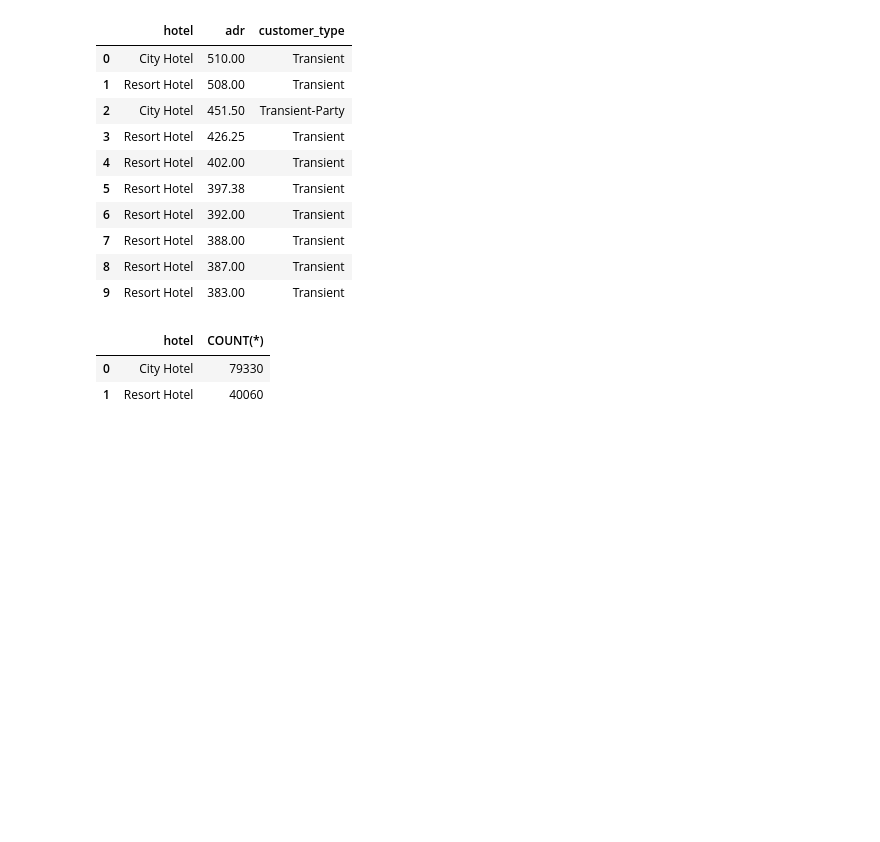
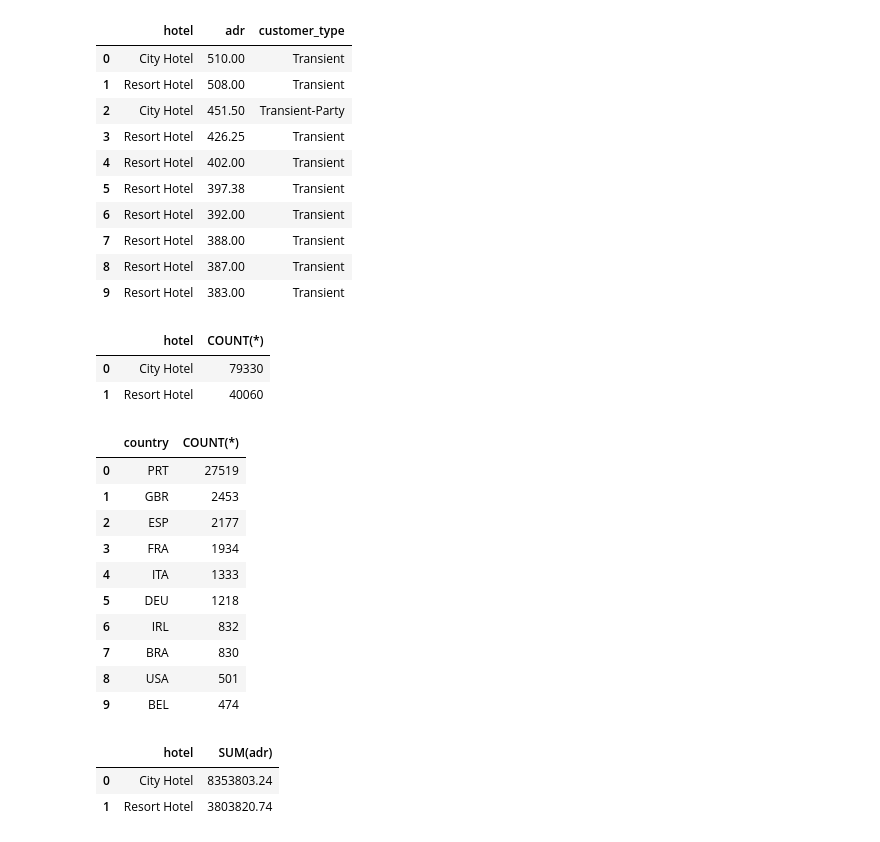
Before and after one commit to TanzeerCR7/stayiq-hotel-analytics, a Jupyter notebook: notebooks/exploration/01_first_look.ipynb, the cells around one changed output. Saved outputs shown, nothing was run; the diff lists cells and outputs as text; code cells hidden in the pictures; blank space fills up the shorter version.

Commit message:
Practice GROUP BY with WHERE, aggregates, and ORDER BY combined

```diff
--- a/notebooks/exploration/01_first_look.ipynb
+++ b/notebooks/exploration/01_first_look.ipynb
@@ -346,3 +346,40 @@ result
 |  | hotel | COUNT(*) |
 | 0 | City Hotel | 79330 |
 | 1 | Resort Hotel | 40060 |
+# %%
+query = """
+SELECT country, COUNT(*)
+FROM bookings
+WHERE is_canceled = 1
+GROUP BY country
+ORDER BY COUNT(*) DESC
+LIMIT 10;
+"""
+result = pd.read_sql_query(query, conn)
+result
+# %% [output]
+|  | country | COUNT(*) |
+| 0 | PRT | 27519 |
+| 1 | GBR | 2453 |
+| 2 | ESP | 2177 |
+| 3 | FRA | 1934 |
+| 4 | ITA | 1333 |
+| 5 | DEU | 1218 |
+| 6 | IRL | 832 |
+| 7 | BRA | 830 |
+| 8 | USA | 501 |
+| 9 | BEL | 474 |
+# %%
+query = """
+SELECT hotel, SUM(adr)
+FROM bookings
+WHERE adr > 0
+GROUP BY hotel
+ORDER BY SUM(adr) DESC;
+"""
+result = pd.read_sql_query(query, conn)
+result
+# %% [output]
+|  | hotel | SUM(adr) |
+| 0 | City Hotel | 8353803.24 |
+| 1 | Resort Hotel | 3803820.74 |
```
Also changed, not shown: parts of 1 cell of this notebook.
